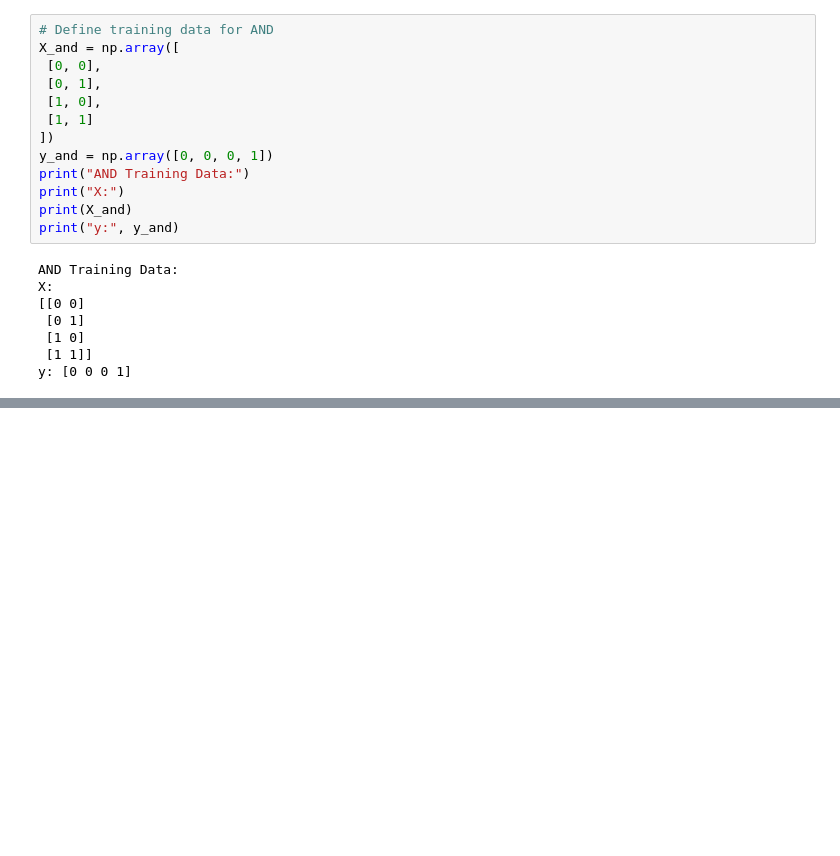
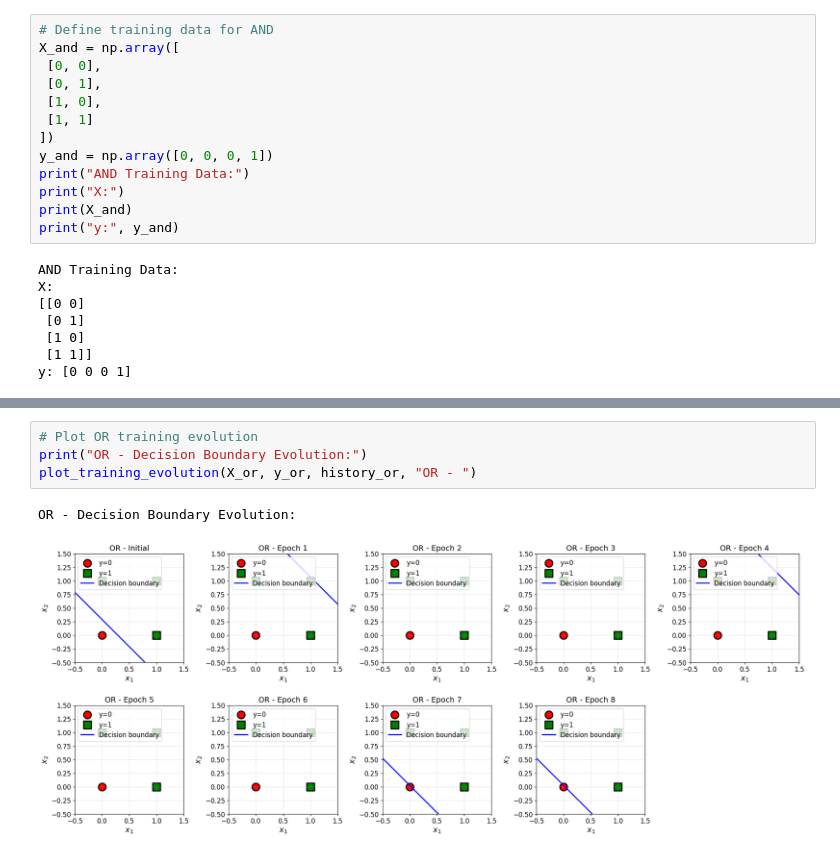
Before and after one commit to MichalZdziubany/codespaces-jupyter, a Jupyter notebook: notebooks/lab1.ipynb, the cells around one changed output, grey strips where cells are left out. Drawn from its saved outputs; the diff is of its cells as text; blank space fills up the shorter version.

```diff
--- a/notebooks/lab1.ipynb
+++ b/notebooks/lab1.ipynb
@@ -177,0 +431,7 @@ AttributeError: 'Perceptron' object has no attribute 'train'
+# %%
+# Plot OR training evolution
+print("OR - Decision Boundary Evolution:")
+plot_training_evolution(X_or, y_or, history_or, "OR - ")
+# %% [output]
+OR - Decision Boundary Evolution:
+[figure, added]
```
Also changed, not shown: parts of 35 cells of this notebook, 1 other file.
